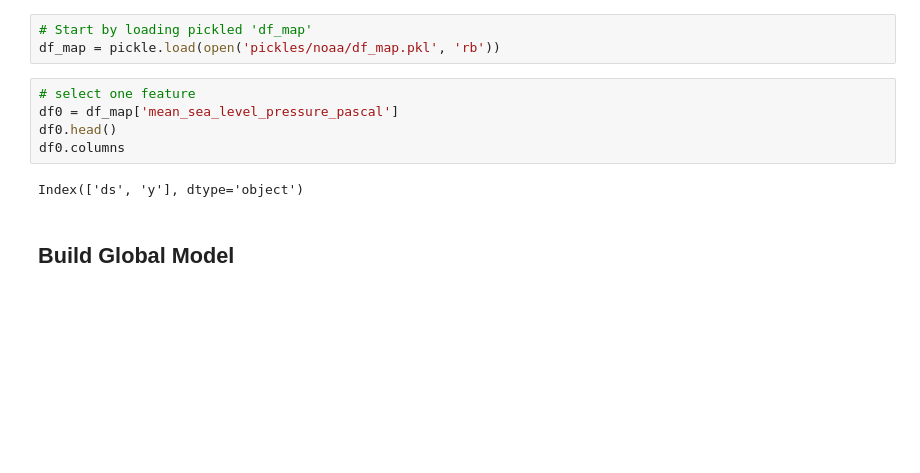
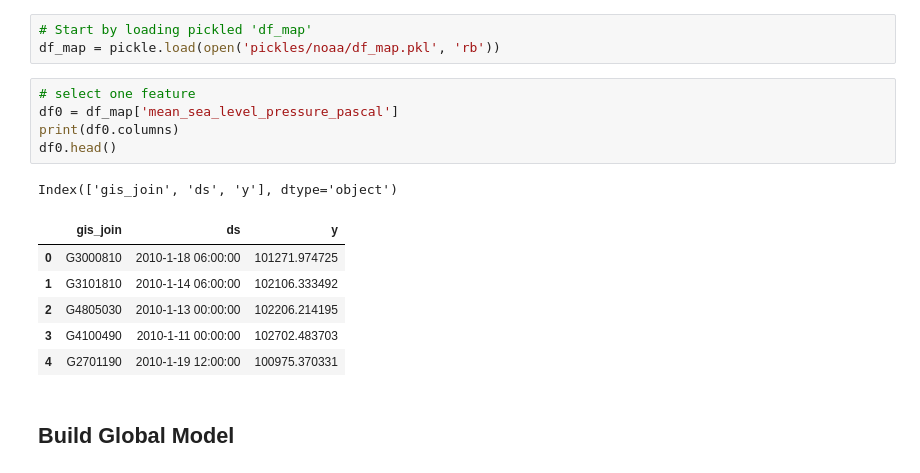
Before and after one commit to menuka94/sustain-timeseries, a Jupyter notebook: [NOAA] New Time-Series Models (w Global Models).ipynb, the cells around one changed output. Cells and saved outputs as stored; diff of their text form; blank space fills up the shorter version.

```diff
--- a/[NOAA] New Time-Series Models (w Global Models).ipynb
+++ b/[NOAA] New Time-Series Models (w Global Models).ipynb
@@ -96,10 +96,16 @@ df_map = pickle.load(open('pickles/noaa/df_map.pkl', 'rb'))
 # %%
 # select one feature
 df0 = df_map['mean_sea_level_pressure_pascal']
+print(df0.columns)
 df0.head()
-df0.columns
 # %% [output]
-Index(['ds', 'y'], dtype='object')
+Index(['gis_join', 'ds', 'y'], dtype='object')
+|  | gis_join | ds | y |
+| 0 | G3000810 | 2010-1-18 06:00:00 | 101271.974725 |
+| 1 | G3101810 | 2010-1-14 06:00:00 | 102106.333492 |
+| 2 | G4805030 | 2010-1-13 00:00:00 | 102206.214195 |
+| 3 | G4100490 | 2010-1-11 00:00:00 | 102702.483703 |
+| 4 | G2701190 | 2010-1-19 12:00:00 | 100975.370331 |
 # %% [markdown]
 ## Build Global Model
 # %%
```
Also changed, not shown: parts of 15 cells of this notebook.
